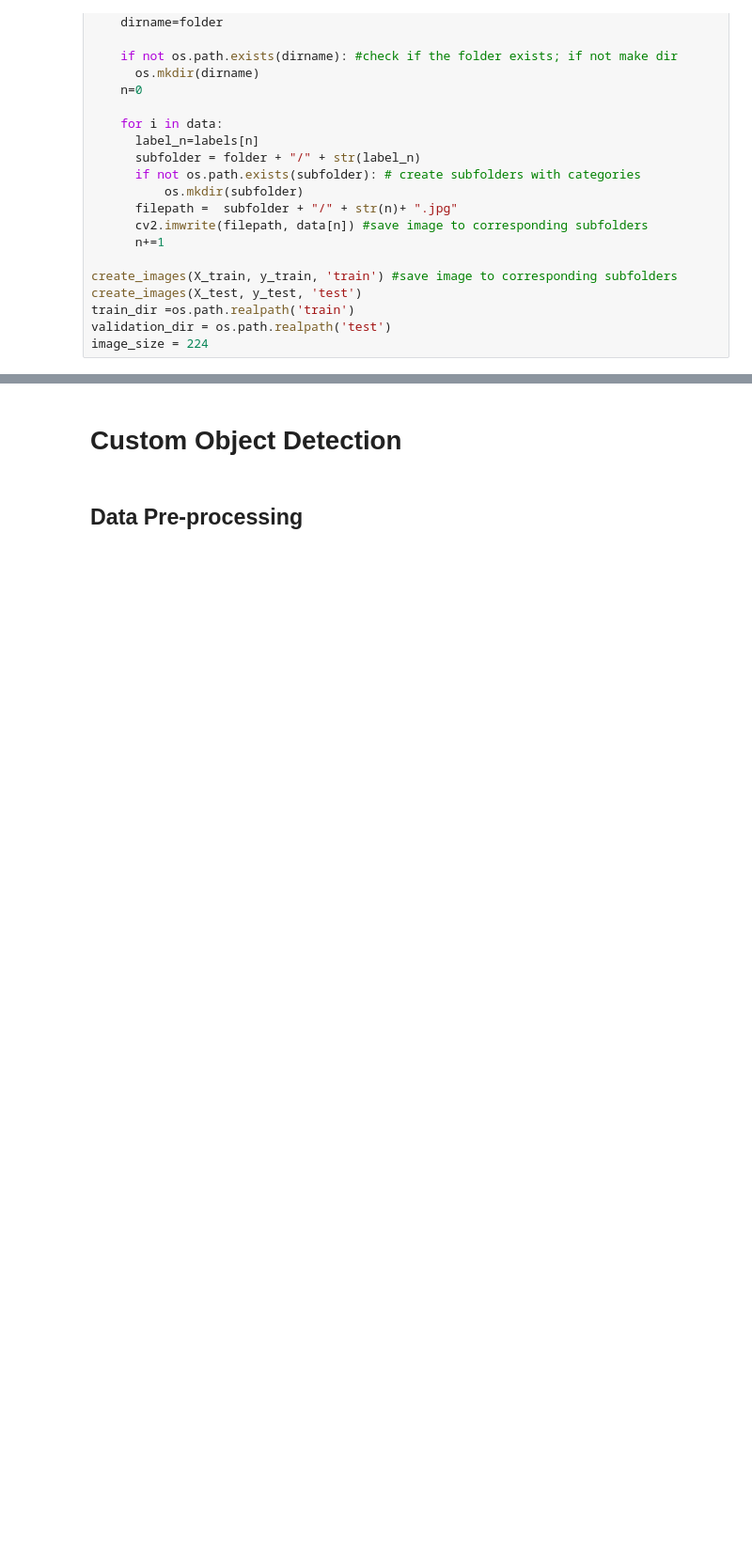
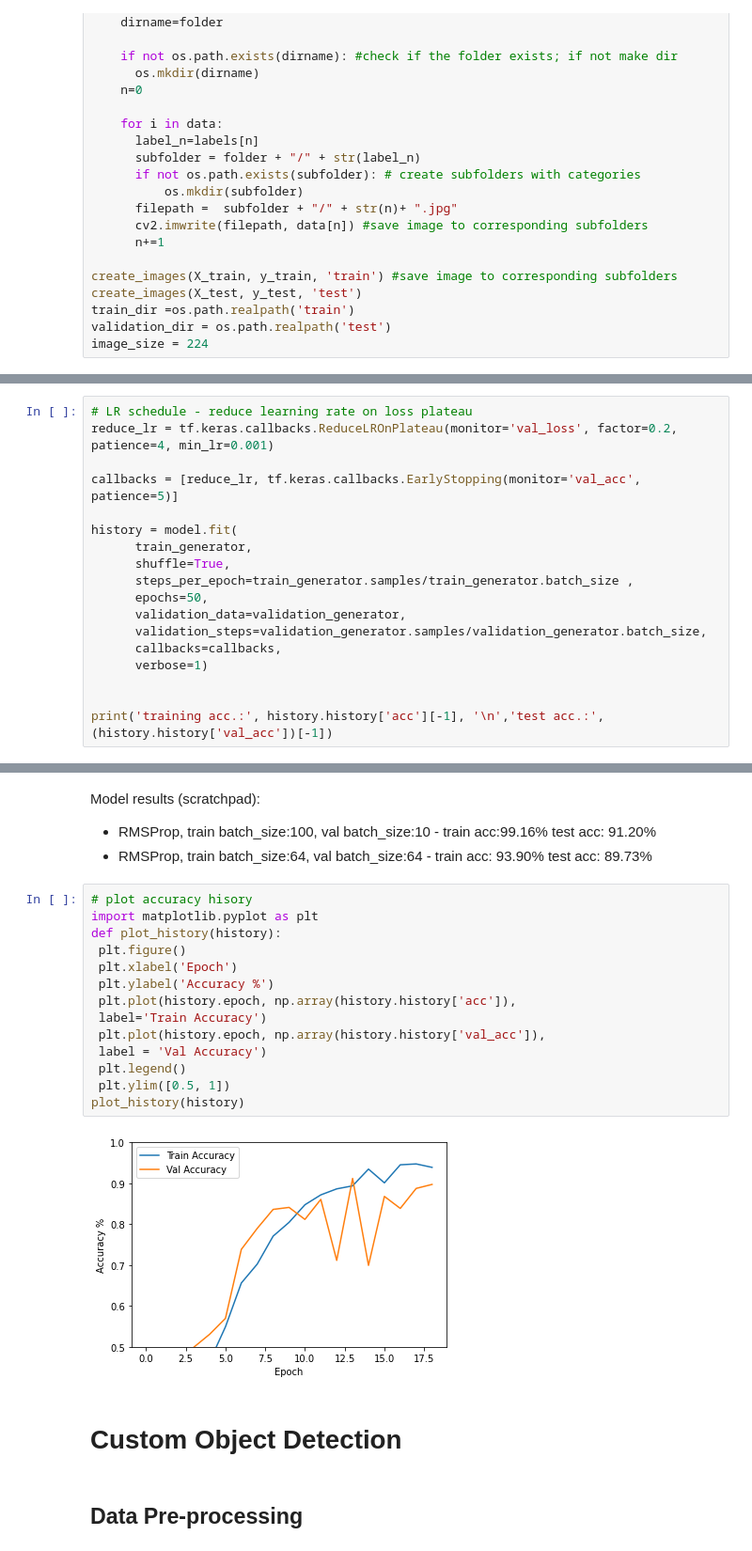
Before and after one commit to patricksabry1/42028-Deep-Learning, a Jupyter notebook: Assessment2.ipynb, the cells around one changed output, grey strips where cells are left out. Shown at 94% size. Cells and saved outputs as stored; diff of their text form; blank space fills up the shorter version.

```diff
--- a/Assessment2.ipynb
+++ b/Assessment2.ipynb
@@ -166,0 +223,18 @@ vgg_conv = VGG16(weights='imagenet', include_top=False, input_shape=(image_size,
+# %%
+# LR schedule - reduce learning rate on loss plateau
+reduce_lr = tf.keras.callbacks.ReduceLROnPlateau(monitor='val_loss', factor=0.2, patience=4, min_lr=0.001)
+
+callbacks = [reduce_lr, tf.keras.callbacks.EarlyStopping(monitor='val_acc', patience=5)]
+
+history = model.fit(
+      train_generator,
+      shuffle=True,
+      steps_per_epoch=train_generator.samples/train_generator.batch_size ,
+      epochs=50,
+      validation_data=validation_generator,
+      validation_steps=validation_generator.samples/validation_generator.batch_size,
+      callbacks=callbacks,
+      verbose=1)
+
+
+print('training acc.:', history.history['acc'][-1], '\n','test acc.:', (history.history['val_acc'])[-1])
@@ -167,3 +259,24 @@ vgg_conv = VGG16(weights='imagenet', include_top=False, input_shape=(image_size,
+# %% [markdown]
+Model results (scratchpad):
+
+- RMSProp, train batch_size:100, val batch_size:10 - train acc:99.16% test acc: 91.20%
+- RMSProp, train batch_size:64, val batch_size:64 - train acc: 93.90% test acc: 89.73%
+# %%
+# plot accuracy hisory
+import matplotlib.pyplot as plt
+def plot_history(history):
+ plt.figure()
+ plt.xlabel('Epoch')
+ plt.ylabel('Accuracy %')
+ plt.plot(history.epoch, np.array(history.history['acc']),
+ label='Train Accuracy')
+ plt.plot(history.epoch, np.array(history.history['val_acc']),
+ label = 'Val Accuracy')
+ plt.legend()
+ plt.ylim([0.5, 1])
+plot_history(history)
+# %% [output]
+[figure, added]
 # %% [markdown]
 # Custom Object Detection
 # %% [markdown]
```
Also changed, not shown: parts of 15 cells of this notebook.
